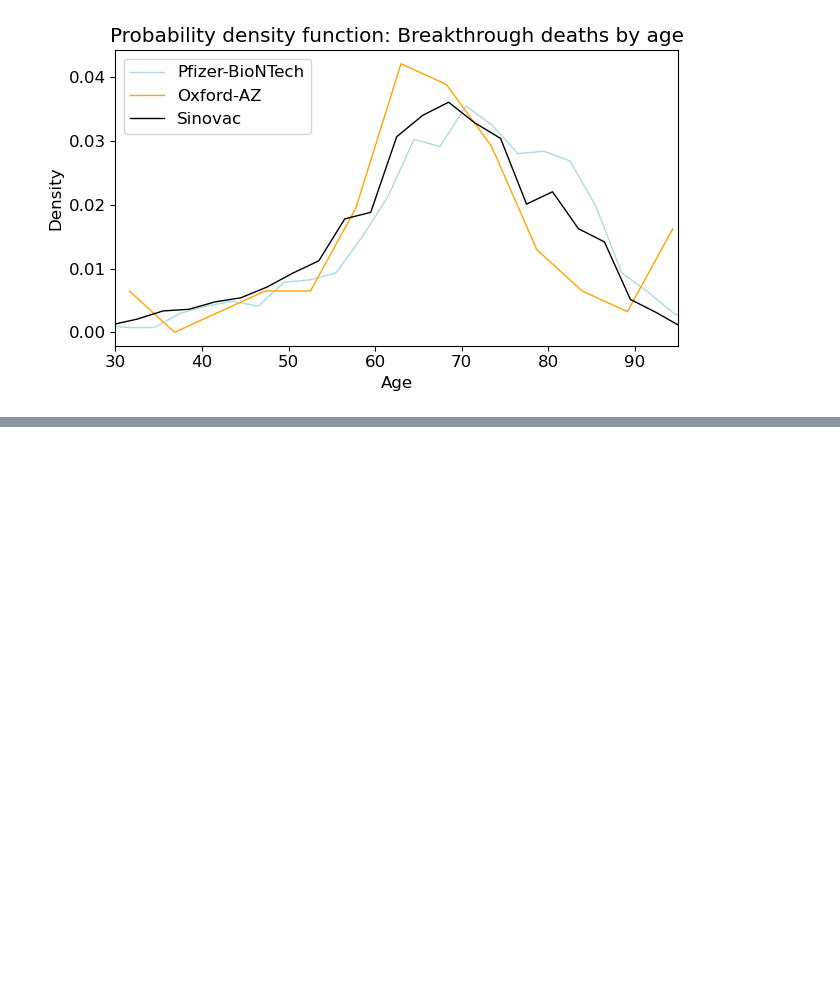
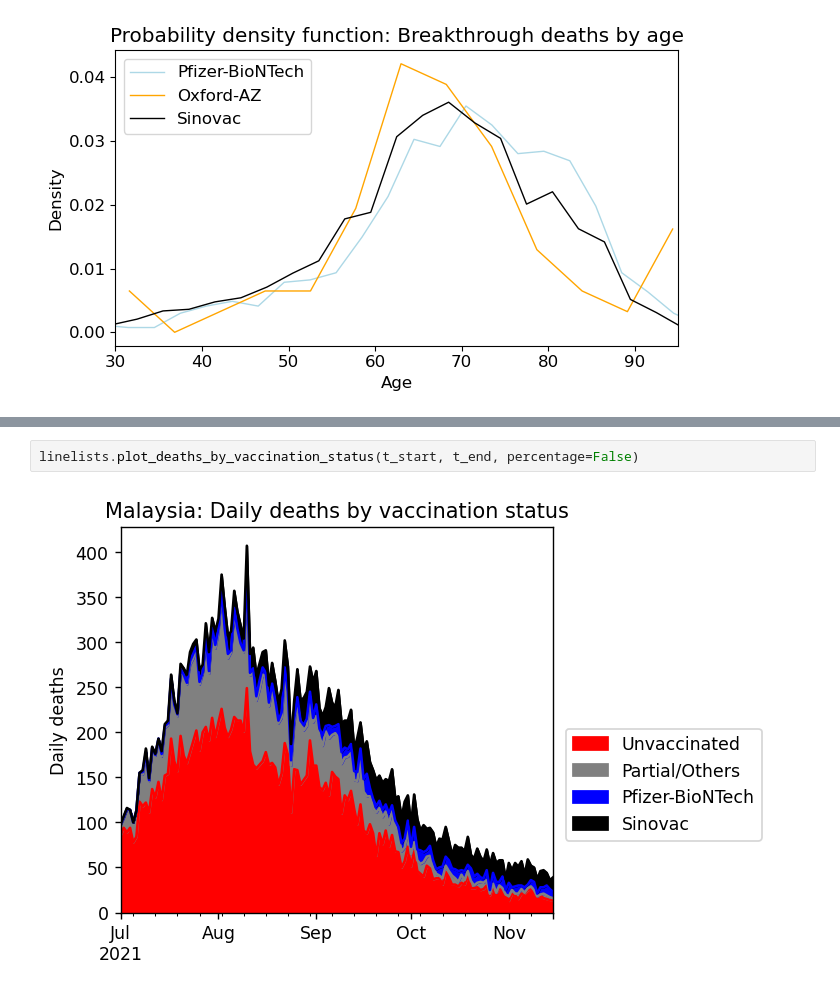
Before and after one commit to MoH-Malaysia/covid19-public, a Jupyter notebook: Malaysia COVID Statistics.ipynb, the cells around one changed output, grey strips where cells are left out. Drawn from its saved outputs; the diff is of its cells as text; blank space fills up the shorter version.

```diff
--- a/Malaysia COVID Statistics.ipynb
+++ b/Malaysia COVID Statistics.ipynb
@@ -73,0 +80,4 @@ linelists.plot_breakthrough_deaths_pdf_by_age(density=True)
+# %%
+linelists.plot_deaths_by_vaccination_status(t_start, t_end, percentage=False)
+# %% [output]
+[figure, added]
```
Also changed, not shown: parts of 2 cells of this notebook, 1 other file.
